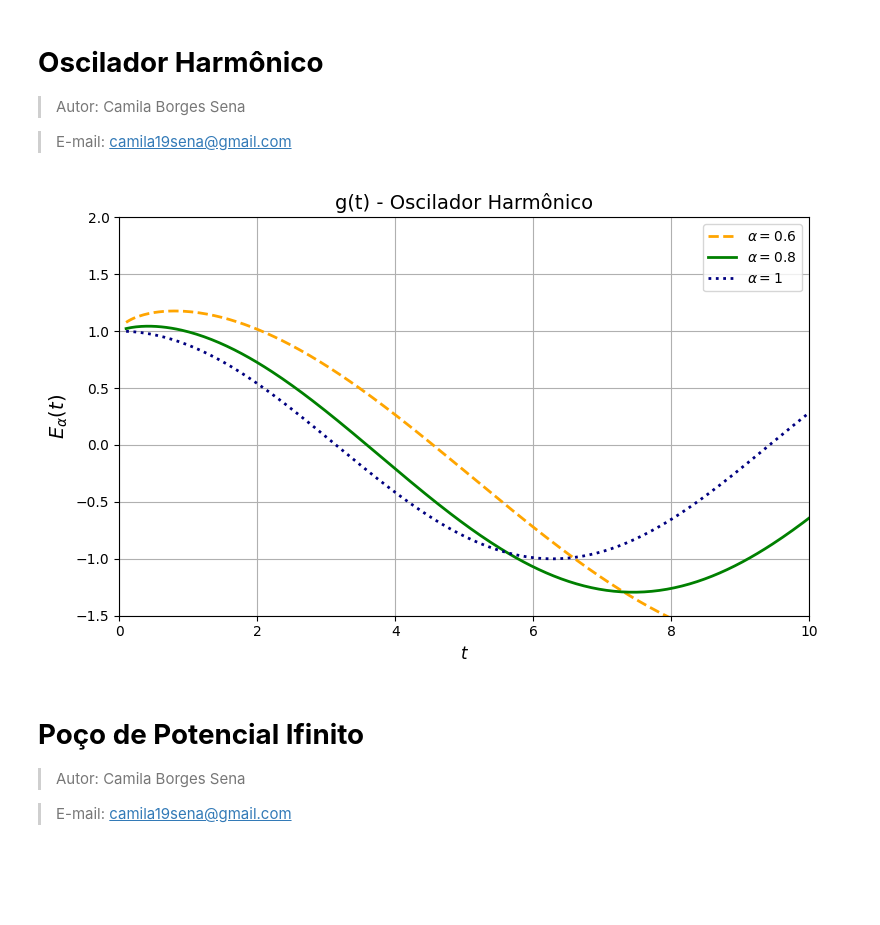
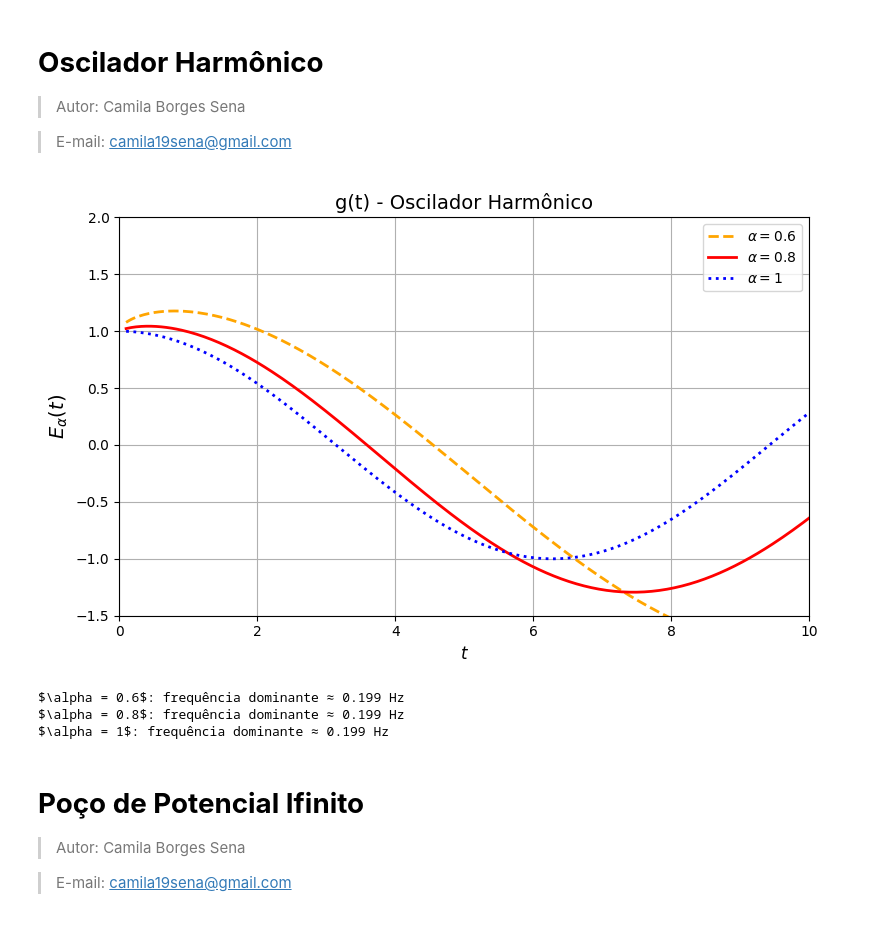
Before and after one commit to cami23s/Mestrado_fisica_material, a Jupyter notebook: oscilador harmonico, poço de potencial infinito e pacotes de onda e função de green.ipynb, the cells around one changed output. Saved outputs shown, nothing was run; the diff lists cells and outputs as text; code cells hidden in the pictures; blank space fills up the shorter version.

```diff
--- a/oscilador harmonico, poço de potencial infinito e pacotes de onda e função de green.ipynb
+++ b/oscilador harmonico, poço de potencial infinito e pacotes de onda e função de green.ipynb
@@ -20,7 +20,7 @@ t_vals = np.linspace(0.1, 11, 300)
 
 # Valores de alpha
 alphas = [0.6, 0.8, 1]
-colors = ['orange', 'green', 'navy']
+colors = ['orange', 'red', 'blue']
 styles = ['--', '-', ':']
 labels = [r'$\alpha = 0.6$', r'$\alpha = 0.8$', r'$\alpha = 1$']
 
@@ -28,34 +28,73 @@ labels = [r'$\alpha = 0.6$', r'$\alpha = 0.8$', r'$\alpha = 1$']
 def mittag_leffler_real(alpha, z, terms=300):
     result = 0
     for n in range(terms):
         cos_term = np.cos(np.pi * n * alpha / 2)
         result += cos_term * (z**n) / gamma(alpha * n + 1)
     return result
 
 # Gráfico
 plt.figure(figsize=(8, 5))
 
 for alpha, color, style, label in zip(alphas, colors, styles, labels):
     g_t = []
     for t in t_vals:
         z = (E_n / hbar**alpha) * t**alpha
         g_val = mittag_leffler_real(alpha, z)
         g_t.append(g_val)
 
     plt.plot(t_vals, g_t, style, color=color, linewidth=2, label=label)
 
 # Estilo do gráfico
 plt.xlabel(r'$t$', fontsize=12)
 plt.xlim(0,10)
 plt.ylabel(r'$E_\alpha(t)$', fontsize=14)
 plt.ylim(-1.5, 2)
 plt.title(r'g(t) - Oscilador Harmônico', fontsize=14)
 plt.legend()
 plt.grid(True)
 plt.tight_layout()
 plt.show()
 # %% [output]
-[figure, old version]
+[figure, new version]
+# %%
+# -----------------------------
+# Análise espectral (FFT) para medir oscilações
+# -----------------------------
+from scipy.fft import fft, fftfreq
+
+def calcular_frequencia_fft(signal, t):
+    # número de pontos
+    N = len(t)
+    # passo temporal
+    dt = t[1] - t[0]
+    # FFT do sinal
+    yf = fft(signal)
+    xf = fftfreq(N, dt)
+
+    # considerar apenas frequências positivas
+    idx = np.where(xf > 0)
+    xf = xf[idx]
+    yf = np.abs(yf[idx])
+
+    # encontrar frequência dominante
+    freq_dom = xf[np.argmax(yf)]
+    return freq_dom
+
+# calcular frequências para cada α
+for alpha, label in zip(alphas, labels):
+    g_t = []
+    for t in t_vals:
+        z = (E_n / hbar**alpha) * t**alpha
+        g_val = mittag_leffler_real(alpha, z)
+        g_t.append(g_val)
+    g_t = np.array(g_t)
+
+    freq = calcular_frequencia_fft(g_t, t_vals)
+    print(f"{label}: frequência dominante ≈ {freq:.3f} Hz")
+# %% [output]
+$\alpha = 0.6$: frequência dominante ≈ 0.199 Hz
+$\alpha = 0.8$: frequência dominante ≈ 0.199 Hz
+$\alpha = 1$: frequência dominante ≈ 0.199 Hz
 # %% [markdown]
 # **Poço de Potencial Ifinito**
 
```
Also changed, not shown: parts of 3 cells of this notebook, 10 other files.
